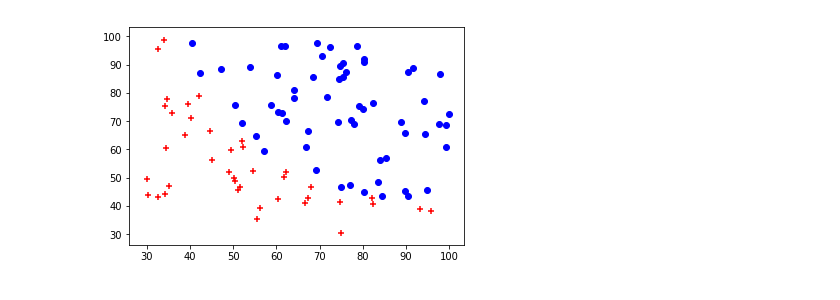
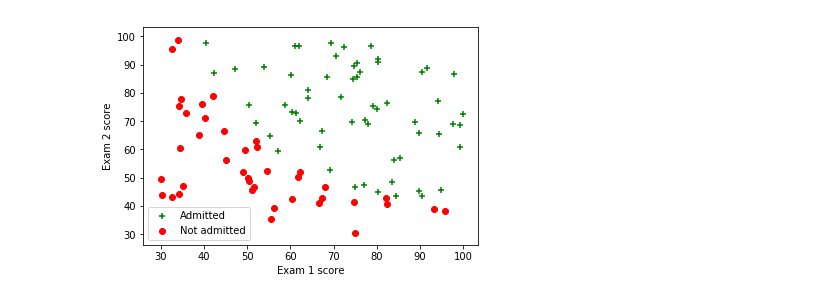
Before and after one commit to mvpboss1004/coursera_andrewng_ml, a Jupyter notebook: machine-learning-ex2/ex2/ex2.ipynb, the cells around one changed output. Saved outputs shown, nothing was run; the diff lists cells and outputs as text; code cells hidden in the pictures.

```diff
--- a/machine-learning-ex2/ex2/ex2.ipynb
+++ b/machine-learning-ex2/ex2/ex2.ipynb
@@ -3,17 +15,17 @@
 # %%
-%matplotlib inline
-import numpy as np
-import matplotlib.pyplot as plt
-from scipy.special import expit
 raw_data = np.loadtxt('ex2data1.txt', delimiter=',')
 m = len(raw_data)
 pos = raw_data[np.where(raw_data[:,-1]==1)]
 neg = raw_data[np.where(raw_data[:,-1]==0)]
 fig,ax = plt.subplots()
-ax.scatter(pos[:,0], pos[:,1], c='b', marker='o')
-ax.scatter(neg[:,0], neg[:,1], c='r', marker='+')
-X = np.mat([np.ones(m), raw_data[:,0], raw_data[:,1]]).reshape(m,3)
+ax.scatter(pos[:,0], pos[:,1], c='g', marker='+', label='Admitted')
+ax.scatter(neg[:,0], neg[:,1], c='r', marker='o', label='Not admitted')
+plt.xlabel('Exam 1 score')
+plt.ylabel('Exam 2 score')
+plt.legend()
+plt.show()
+X = np.mat(list(zip(np.ones(m), raw_data[:,0], raw_data[:,1])))
 y = np.mat(raw_data[:,2]).reshape(m,1)
 # %% [output]
-[figure, old version]
+[figure, new version]
 # %% [markdown]
```
Also changed, not shown: parts of 21 cells of this notebook.
